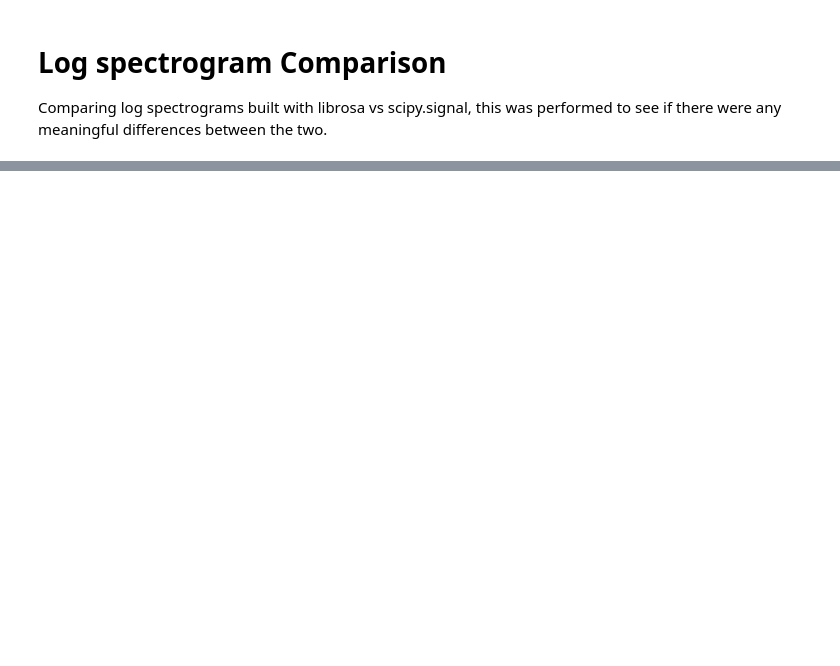
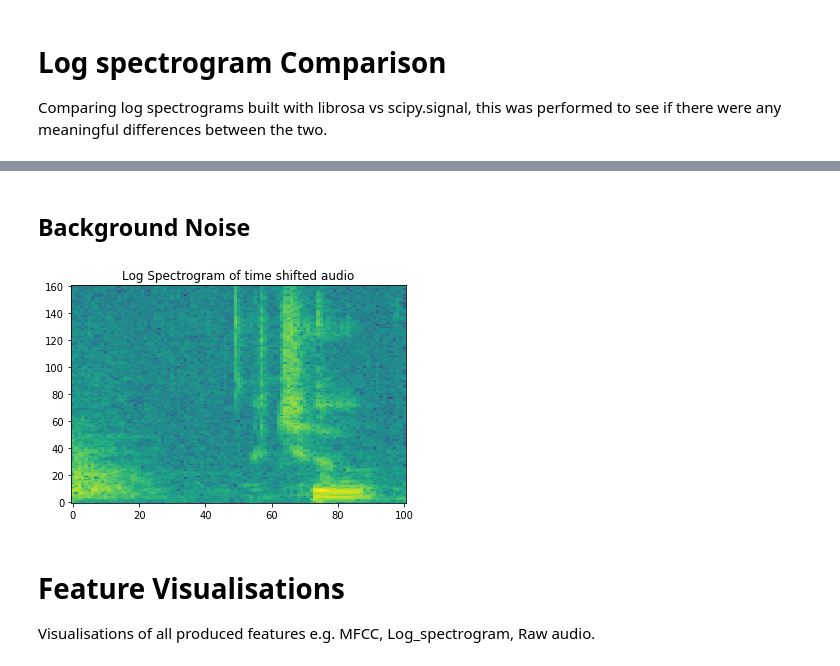
Before and after one commit to chrisakroyd/kaggle-speech-recognition, a Jupyter notebook: analytics.ipynb, the cells around one changed output, grey strips where cells are left out. Saved outputs shown, nothing was run; the diff lists cells and outputs as text; code cells hidden in the pictures; blank space fills up the shorter version.

```diff
--- a/analytics.ipynb
+++ b/analytics.ipynb
@@ -14,3 +14,4 @@ from src.load_data import load_data
 Loading of the dataset
 # %%
 (x_train, y_train), (x_val, y_val), label_binarizer = load_data(path='./input/train/audio/')
+background_noises = get_background_noise('./input/train/audio/_background_noise_')
@@ -43,0 +72,25 @@ plt.show()
+# %% [markdown]
+## Background Noise
+# %%
+preprocessed = audio_gen.preprocess(wav_path, train=False)
+
+background_noise_file = background_noises[np.random.randint(len(background_noises))]
+
+bg_audio = librosa.load(background_noise_file, sr=SAMPLE_RATE)[0]
+
+bg_audio_start_idx = np.random.randint(bg_audio.shape[0] - TARGET_DURATION)
+bg_audio_slice = bg_audio[bg_audio_start_idx : bg_audio_start_idx+16000] * np.random.uniform(0, 0.1)
+
+bg_audio = preprocessed + bg_audio_slice
+
+
+bg_spect = log_spectogram(bg_audio)
+bg_spect = bg_spect.reshape(bg_spect.shape[0], bg_spect.shape[1])
+plt.imshow(bg_spect, aspect='auto', origin='lower',)
+plt.title('Log Spectrogram of time shifted audio')
+plt.show()
+# %% [output]
+[figure, added]
+# %% [markdown]
+# Feature Visualisations
+Visualisations of all produced features e.g. MFCC, Log_spectrogram, Raw audio.
```
Also changed, not shown: parts of 9 cells of this notebook, 5 other files.
